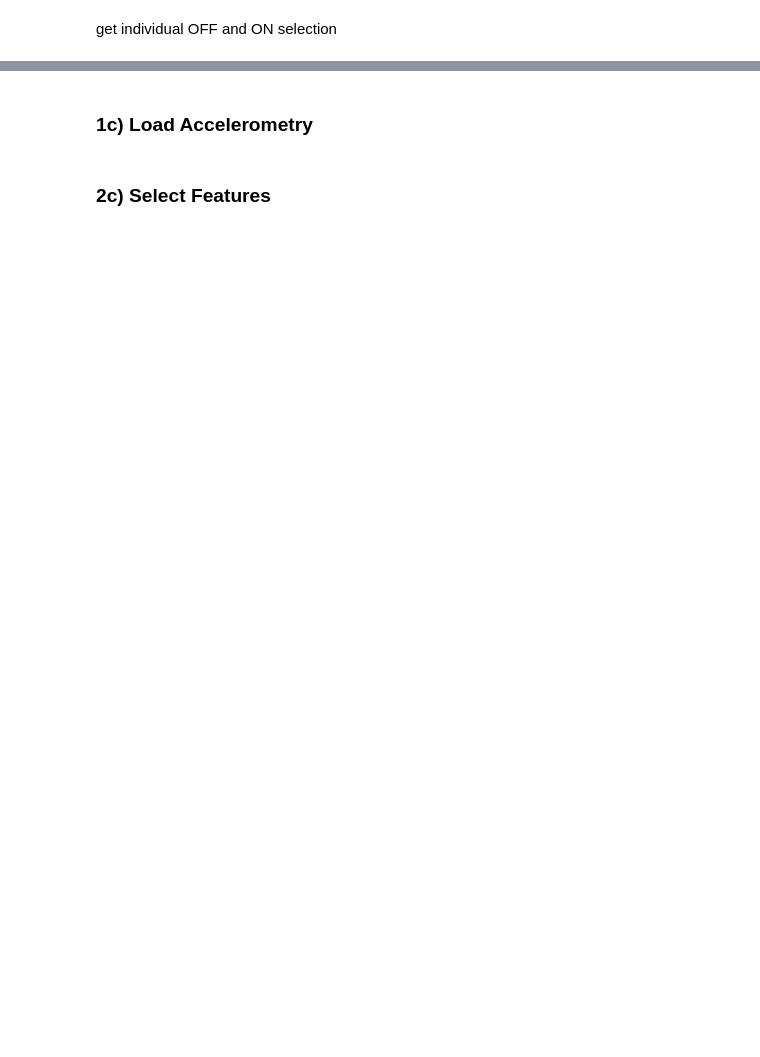
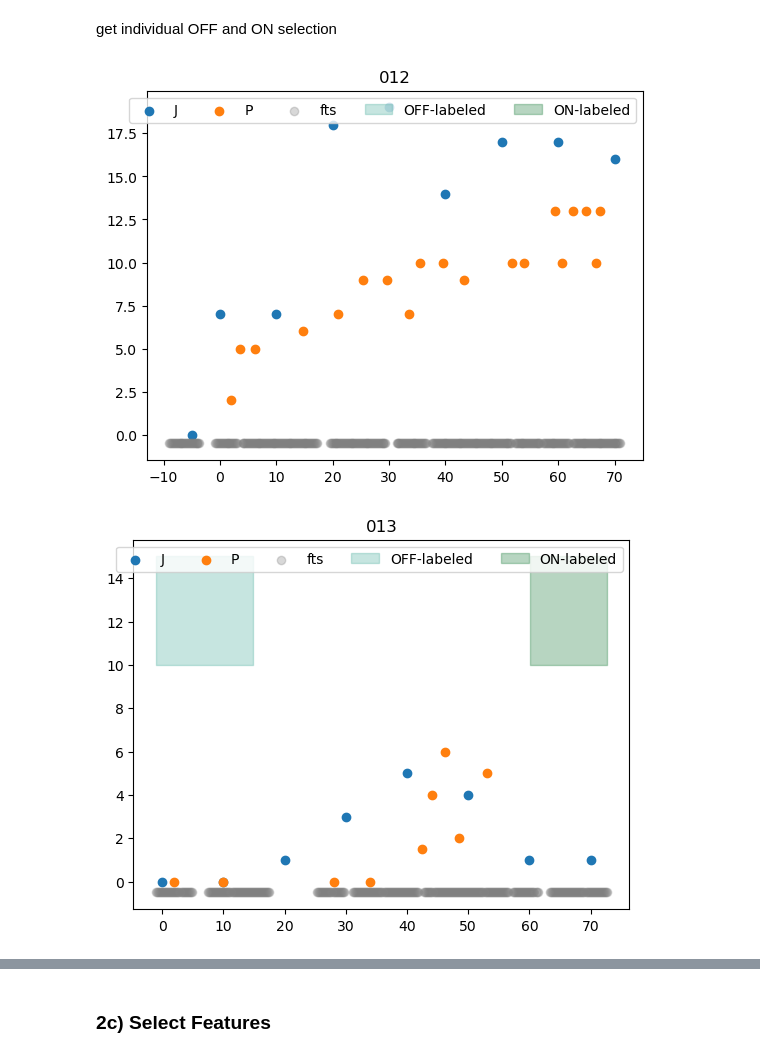
Before and after one commit to jgvhabets/dyskinesia_neurophys, a Jupyter notebook: code/notebooks/explore_ssd_fts_BETA.ipynb, the cells around one changed output, grey strips where cells are left out. Drawn from its saved outputs; the diff is of its cells as text; code cells hidden in the pictures; blank space fills up the shorter version.

Commit message:
adding task to features

```diff
--- a/code/notebooks/explore_ssd_fts_BETA.ipynb
+++ b/code/notebooks/explore_ssd_fts_BETA.ipynb
@@ -145,7 +187,43 @@ fts = load_ssdFts.ssdFeatures()
+# %%
+def define_OFF_ON_times(
+    feat_times, cdrs_scores, cdrs_times,
+    max_OFF_minutes=15,
+    max_OFF_cdrs=0,
+    min_ON_minutes=45,
+    max_ON_CDRS=5,
+    only_rest=True,
+    label_df=None
+):
+
+    # ensure all times are in minutes
+    if np.nanmax(feat_times) > 200:
+        feat_times /= 60
+    if np.nanmax(cdrs_times) > 200:
+        cdrs_times /= 60
+
+    # get closest cdrs score for every feat-time
+    ftwin_cdrs_score = [cdrs_scores[np.argmin(abs(cdrs_times - t))]
+                        for t in feat_times]
+
+    off_times_sel = [np.logical_and(m < max_OFF_minutes,
+                                    ftwin_cdrs_score[i] == max_OFF_cdrs)
+                     for i, m in enumerate(feat_times)]
+
+    on_times_sel = [np.logical_and(m > min_ON_minutes,
+                                   ftwin_cdrs_score[i] <= max_ON_CDRS)
+                     for i, m in enumerate(feat_times)]
+
+    off_times = feat_times[off_times_sel]
+    off_tasks = [find_task_during_time(t,
+                      label_df['task'].values,
+                      label_df.index.values
+                 ) for t in off_times]
+
+    return off_times_sel, on_times_sel
 # %% [markdown]
 get individual OFF and ON selection
 # %%
-SHOW_MED_SELECTION = False
+SHOW_MED_SELECTION = True
 
 med_state_select = {}
 
@@ -165,31 +243,36 @@ for sub in SUBS:
 
     off_sel, on_sel = define_OFF_ON_times(
         feat_times=getattr(fts, f'sub{sub}').powers.index.values.copy(),
         cdrs_scores=getattr(fts, f'sub{sub}').scores.total.copy(),
-        cdrs_times=getattr(fts, f'sub{sub}').scores.times.copy()
+        cdrs_times=getattr(fts, f'sub{sub}').scores.times.copy(),
+        min_ON_minutes=50,
+        only_rest=True
     )
     med_state_select[sub]['OFF'] = off_sel
     med_state_select[sub]['ON'] = on_sel
 
     if SHOW_MED_SELECTION:
         for r, rater in enumerate(['J', 'P']):
             plt.scatter(cdrss[rater]['dopa_time'] + (1*r),
                         cdrss[rater]['CDRS_total'],
                         label=rater)
 
         plt.scatter(sub_ft_times, [-.5] * len(sub_ft_times),
                     color='gray', alpha=.3, label='fts')
 
         plt.fill_between(x=sub_ft_times, where=off_sel,
                         y1=10, y2=15,
                         label='OFF-labeled',
                         color=pltHelp.get_colors()['turquoise'], alpha=.3,)
 
         plt.fill_between(x=sub_ft_times, where=on_sel,
                         y1=10, y2=15,
                         label='ON-labeled',
                         color=pltHelp.get_colors()['darkgreen'], alpha=.3,)
 
         plt.title(sub)
         plt.legend(ncol=5)
         plt.show()
+# %% [output]
+[figure, added]
+[figure, added]
@@ -196,4 +283,2 @@ for sub in SUBS:
 # %%
 # fts.sub011.coherences.STN_STN.hi_beta.imag_coh
-# %% [markdown]
-### 1c) Load Accelerometry
```
Also changed, not shown: parts of 20 cells of this notebook, 2 other files.
